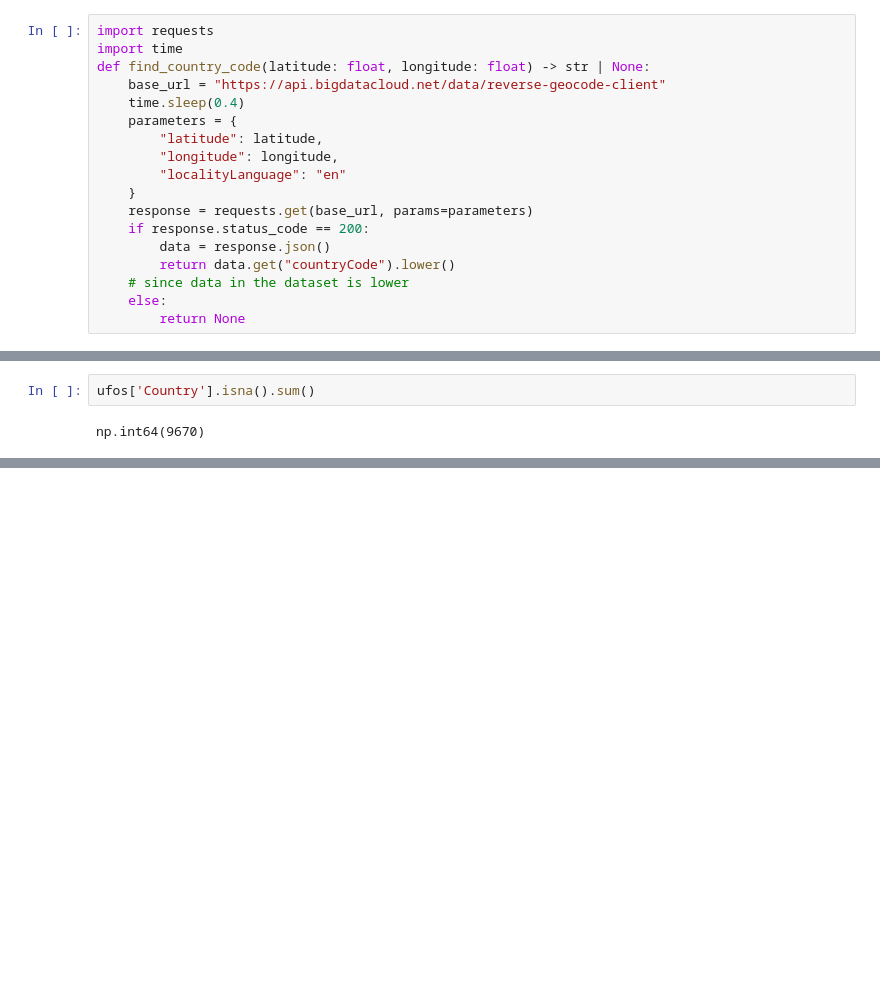
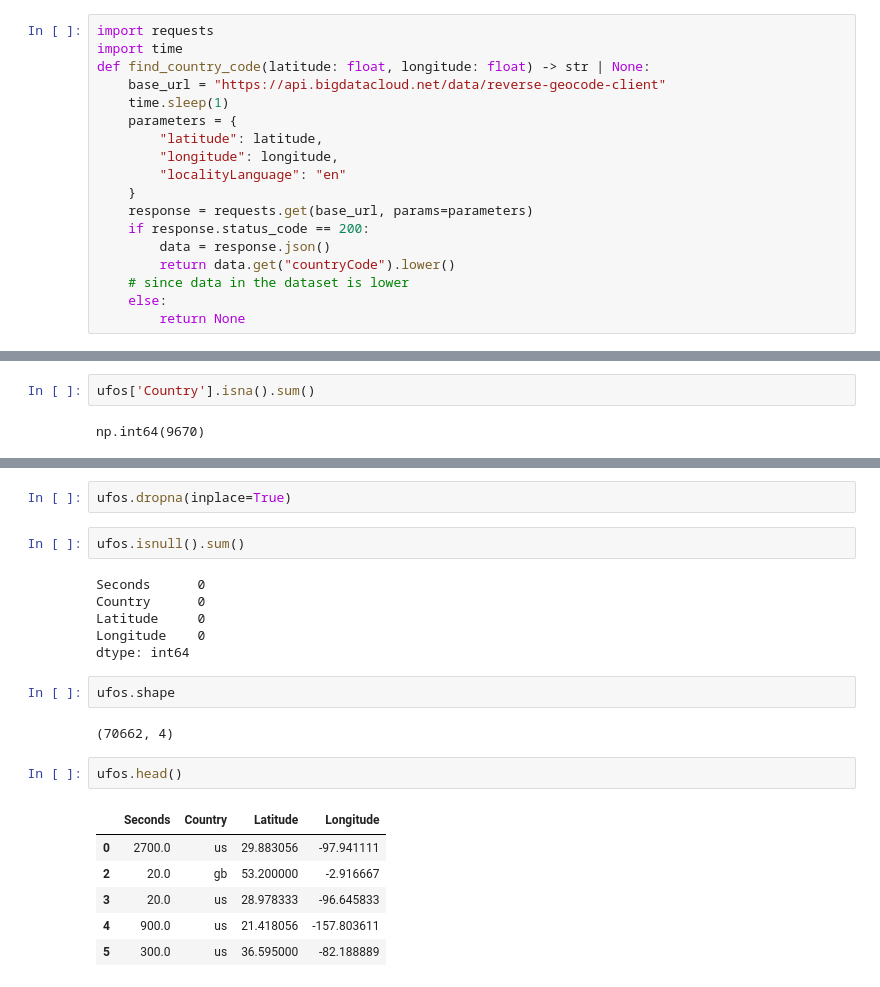
Before and after one commit to abdlhkr/ML-For-Beginners, a Jupyter notebook: 3-Web-App/1-Web-App/notebook.ipynb, the cells around one changed output, grey strips where cells are left out. Drawn from its saved outputs; the diff is of its cells as text; blank space fills up the shorter version.

```diff
--- a/3-Web-App/1-Web-App/notebook.ipynb
+++ b/3-Web-App/1-Web-App/notebook.ipynb
@@ -48,7 +48,7 @@ import requests
 import time
 def find_country_code(latitude: float, longitude: float) -> str | None:
     base_url = "https://api.bigdatacloud.net/data/reverse-geocode-client"
-    time.sleep(0.4)
+    time.sleep(1)
     parameters = {
         "latitude": latitude,
         "longitude": longitude,
@@ -72,0 +83,23 @@ np.int64(9670)
+# %%
+ufos.dropna(inplace=True)
+# %%
+ufos.isnull().sum()
+# %% [output]
+Seconds      0
+Country      0
+Latitude     0
+Longitude    0
+dtype: int64
+# %%
+ufos.shape
+# %% [output]
+(70662, 4)
+# %%
+ufos.head()
+# %% [output]
+|  | Seconds | Country | Latitude | Longitude |
+| 0 | 2700.0 | us | 29.883056 | -97.941111 |
+| 2 | 20.0 | gb | 53.200000 | -2.916667 |
+| 3 | 20.0 | us | 28.978333 | -96.645833 |
+| 4 | 900.0 | us | 21.418056 | -157.803611 |
+| 5 | 300.0 | us | 36.595000 | -82.188889 |
```
Also changed, not shown: parts of 10 cells of this notebook, 5 other files.
